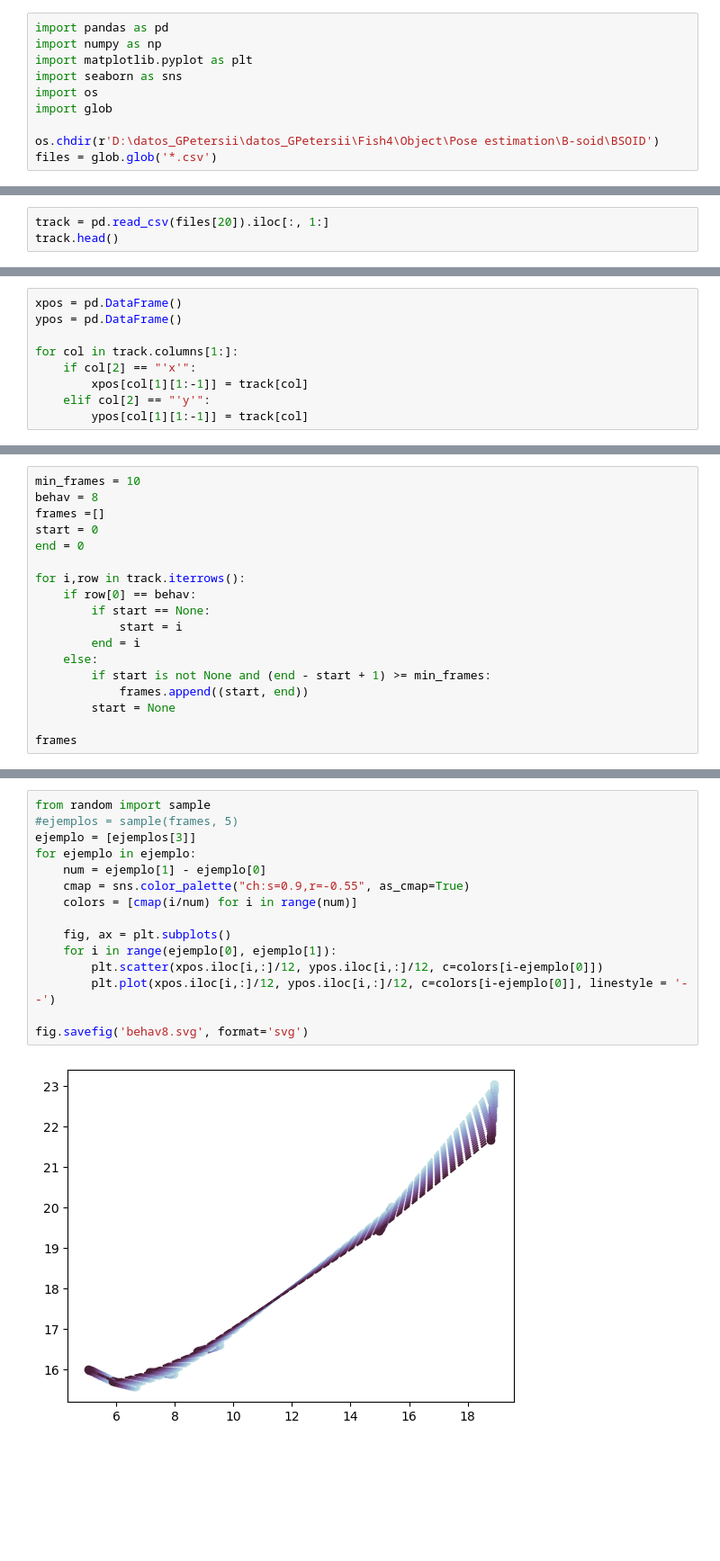
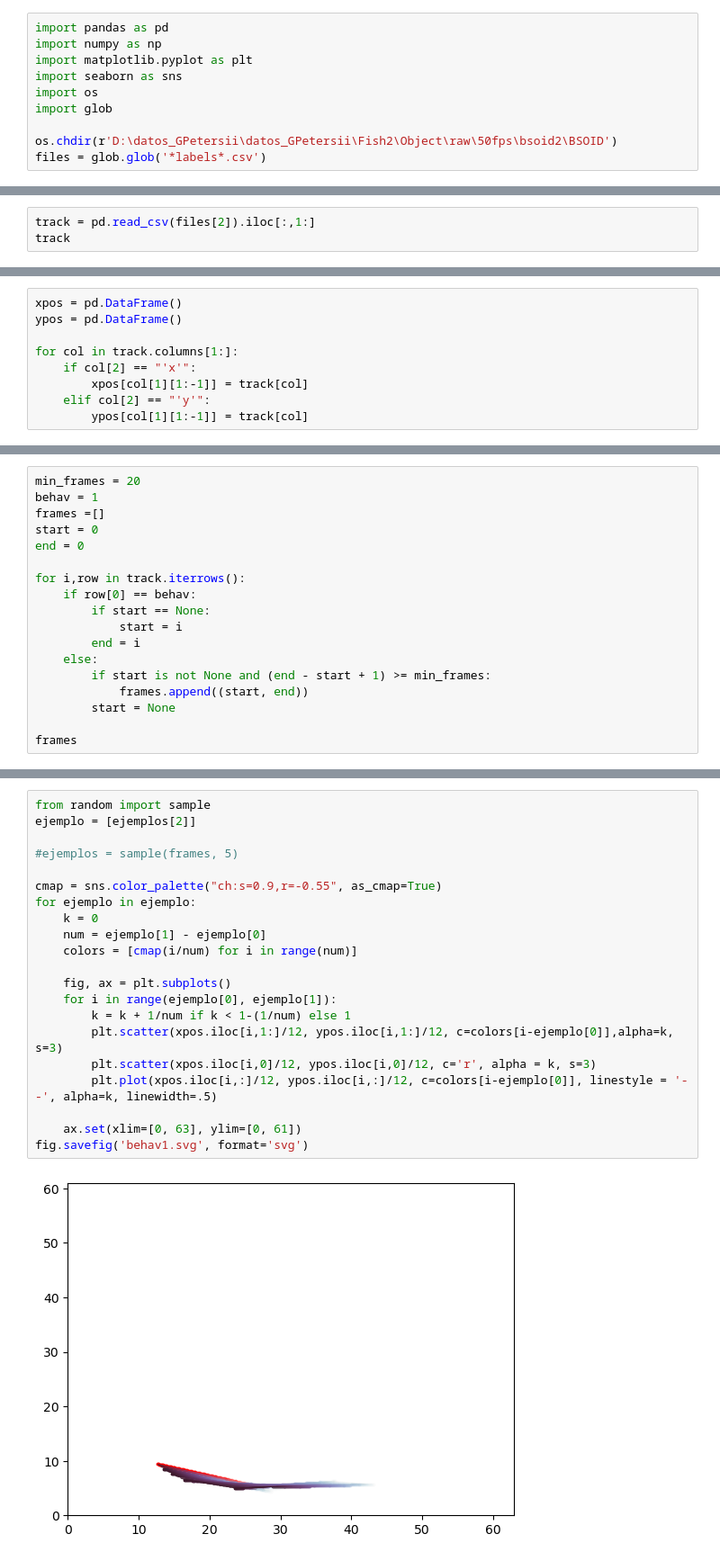
Before and after one commit to vgascue/ElectricFish_analysis, a Jupyter notebook: Gnathonemus Petersii/bsoid_behaviors.ipynb, the cells around one changed output, grey strips where cells are left out. Shown: that part at 90% size. Drawn from its saved outputs; the diff is of its cells as text; blank space fills up the shorter version.

```diff
--- a/Gnathonemus Petersii/bsoid_behaviors.ipynb
+++ b/Gnathonemus Petersii/bsoid_behaviors.ipynb
@@ -6,6 +6,6 @@ import seaborn as sns
 import os
 import glob
 
-os.chdir(r'D:\datos_GPetersii\datos_GPetersii\Fish4\Object\Pose estimation\B-soid\BSOID')
-files = glob.glob('*.csv')
+os.chdir(r'D:\datos_GPetersii\datos_GPetersii\Fish2\Object\raw\50fps\bsoid2\BSOID')
+files = glob.glob('*labels*.csv')
 # %%
@@ -15,5 +15,5 @@ files[20]
 # %%
-track = pd.read_csv(files[20]).iloc[:, 1:]
-track.head()
+track = pd.read_csv(files[2]).iloc[:,1:]
+track
 # %% [output]
 |  | B-SOiD labels | ('DLC_resnet50_test2Jun21shuffle1... | ('DLC_resnet50_test2Jun21shuffle1... | ('DLC_resnet50_test2Jun21shuffle1... | ('DLC_resnet50_test2Jun21shuffle1... | ... |
@@ -67,6 +74,6 @@ plt.hist(track['B-soid'])
 # %%
-min_frames = 10
-behav = 8
+min_frames = 20
+behav = 1
 frames =[]
 start = 0
 end = 0
@@ -103,17 +98,23 @@ frames
 # %%
 from random import sample
+ejemplo = [ejemplos[2]]
+
 #ejemplos = sample(frames, 5)
-ejemplo = [ejemplos[3]]
+
+cmap = sns.color_palette("ch:s=0.9,r=-0.55", as_cmap=True)
 for ejemplo in ejemplo:
+    k = 0
     num = ejemplo[1] - ejemplo[0]
-    cmap = sns.color_palette("ch:s=0.9,r=-0.55", as_cmap=True)
     colors = [cmap(i/num) for i in range(num)]
 
     fig, ax = plt.subplots()
     for i in range(ejemplo[0], ejemplo[1]):
-        plt.scatter(xpos.iloc[i,:]/12, ypos.iloc[i,:]/12, c=colors[i-ejemplo[0]])
-        plt.plot(xpos.iloc[i,:]/12, ypos.iloc[i,:]/12, c=colors[i-ejemplo[0]], linestyle = '--')
+        k = k + 1/num if k < 1-(1/num) else 1
+        plt.scatter(xpos.iloc[i,1:]/12, ypos.iloc[i,1:]/12, c=colors[i-ejemplo[0]],alpha=k, s=3)
+        plt.scatter(xpos.iloc[i,0]/12, ypos.iloc[i,0]/12, c='r', alpha = k, s=3)
+        plt.plot(xpos.iloc[i,:]/12, ypos.iloc[i,:]/12, c=colors[i-ejemplo[0]], linestyle = '--', alpha=k, linewidth=.5)
 
-fig.savefig('behav8.svg', format='svg')
+    ax.set(xlim=[0, 63], ylim=[0, 61])
+fig.savefig('behav1.svg', format='svg')
 # %% [output]
-[figure, old version]
+[figure, new version]
```
Also changed, not shown: parts of 7 cells of this notebook, 5 other files.
